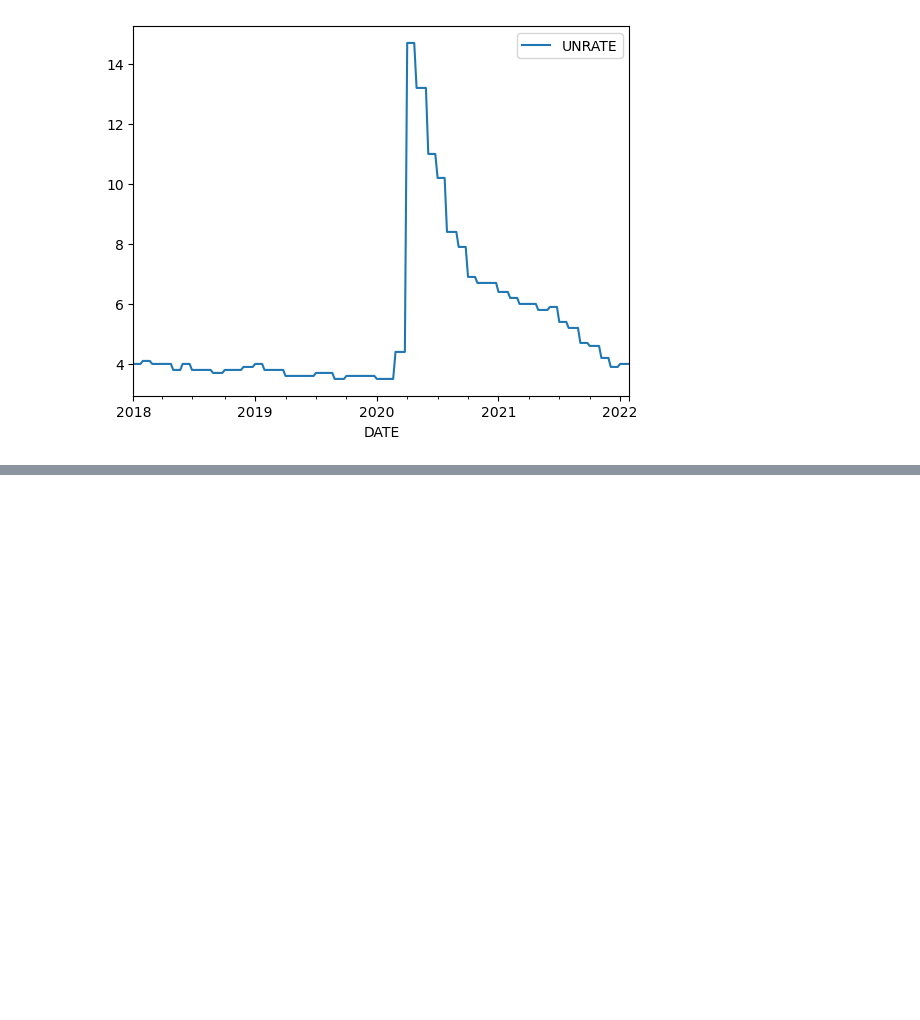
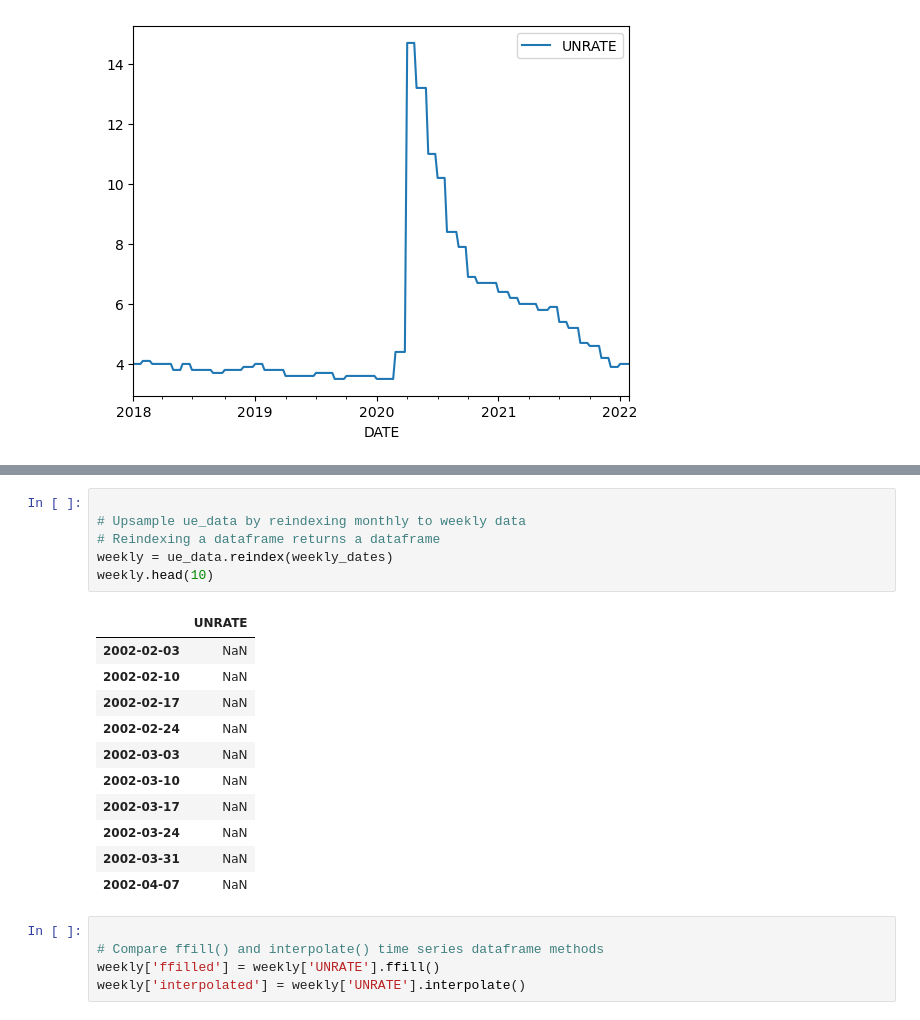
Before and after one commit to nmasamba/finance_and_time_series_python, a Jupyter notebook: time_series_pandas/11_upsampling_unemp_data.ipynb, the cells around one changed output, grey strips where cells are left out. Cells and saved outputs as stored; diff of their text form; blank space fills up the shorter version.

```diff
--- a/time_series_pandas/11_upsampling_unemp_data.ipynb
+++ b/time_series_pandas/11_upsampling_unemp_data.ipynb
@@ -98,0 +117,23 @@ plt.show()
+# %%
+
+# Upsample ue_data by reindexing monthly to weekly data
+# Reindexing a dataframe returns a dataframe
+weekly = ue_data.reindex(weekly_dates)
+weekly.head(10)
+# %% [output]
+|  | UNRATE |
+| 2002-02-03 | NaN |
+| 2002-02-10 | NaN |
+| 2002-02-17 | NaN |
+| 2002-02-24 | NaN |
+| 2002-03-03 | NaN |
+| 2002-03-10 | NaN |
+| 2002-03-17 | NaN |
+| 2002-03-24 | NaN |
+| 2002-03-31 | NaN |
+| 2002-04-07 | NaN |
+# %%
+
+# Compare ffill() and interpolate() time series dataframe methods
+weekly['ffilled'] = weekly['UNRATE'].ffill()
+weekly['interpolated'] = weekly['UNRATE'].interpolate()
```
Also changed, not shown: parts of 4 cells of this notebook.
